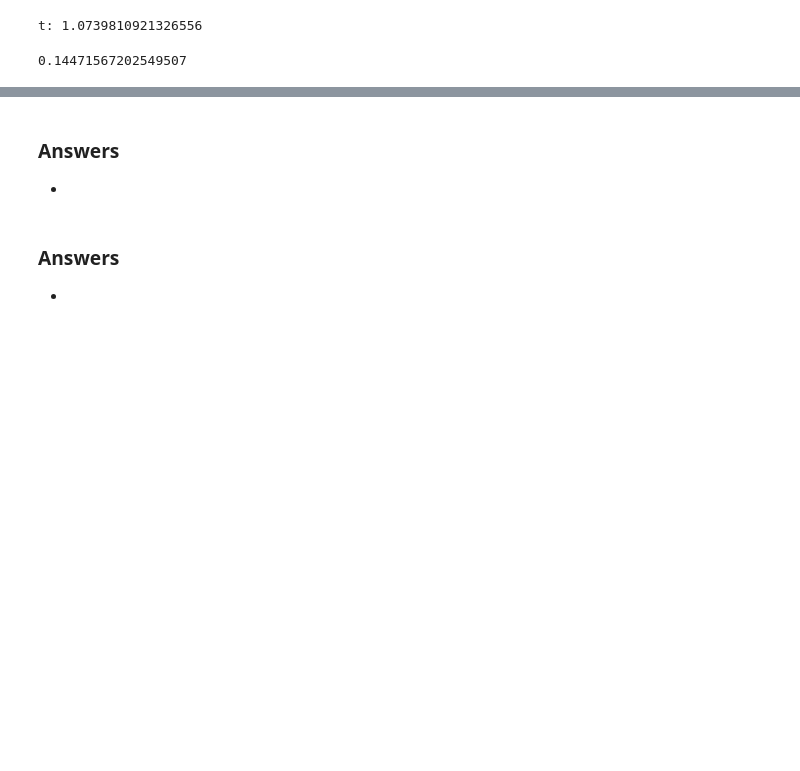
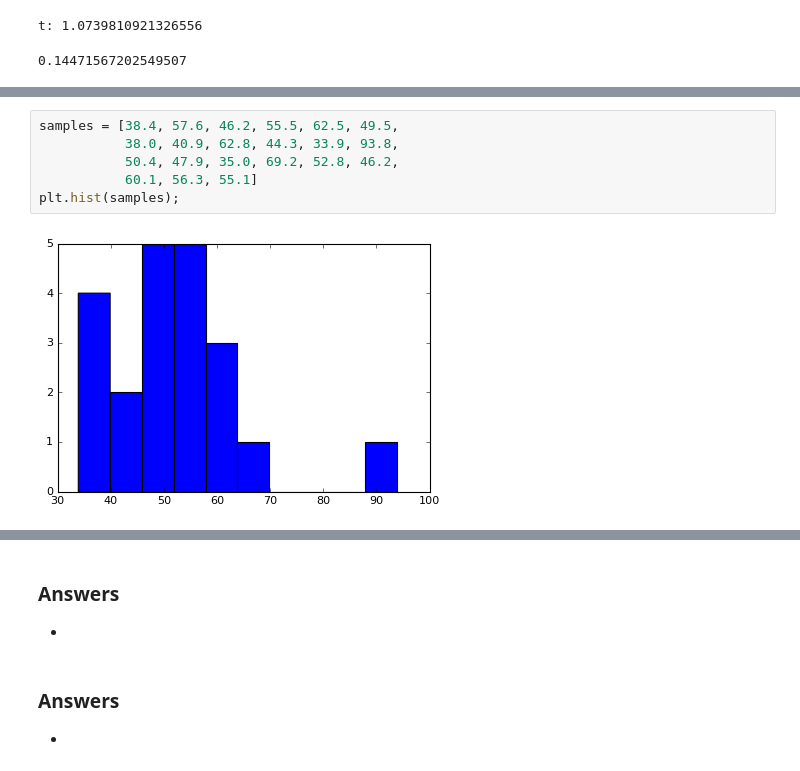
Before and after one commit to rickhaffey/stats-dvb, a Jupyter notebook: exercises/Chapter 23 - Exercises.ipynb, the cells around one changed output, grey strips where cells are left out. Cells and saved outputs as stored; diff of their text form; blank space fills up the shorter version.

```diff
--- a/exercises/Chapter 23 - Exercises.ipynb
+++ b/exercises/Chapter 23 - Exercises.ipynb
@@ -246,0 +360,8 @@ t: 1.0739810921326556
+# %%
+samples = [38.4, 57.6, 46.2, 55.5, 62.5, 49.5,
+           38.0, 40.9, 62.8, 44.3, 33.9, 93.8,
+           50.4, 47.9, 35.0, 69.2, 52.8, 46.2,
+           60.1, 56.3, 55.1]
+plt.hist(samples);
+# %% [output]
+[figure, added]
```
Also changed, not shown: parts of 15 cells of this notebook.
